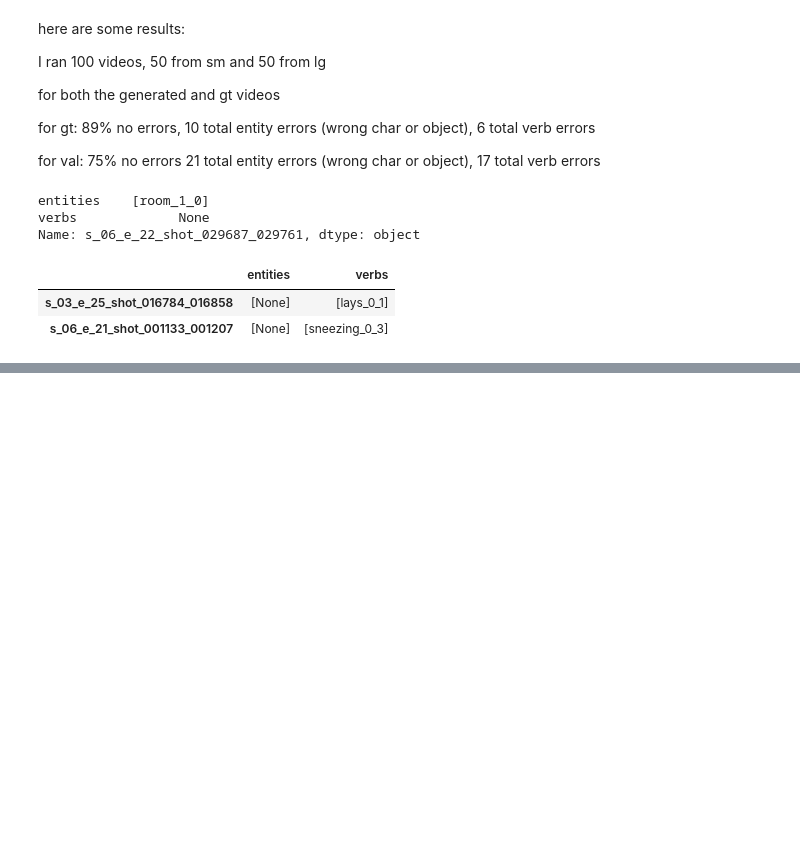
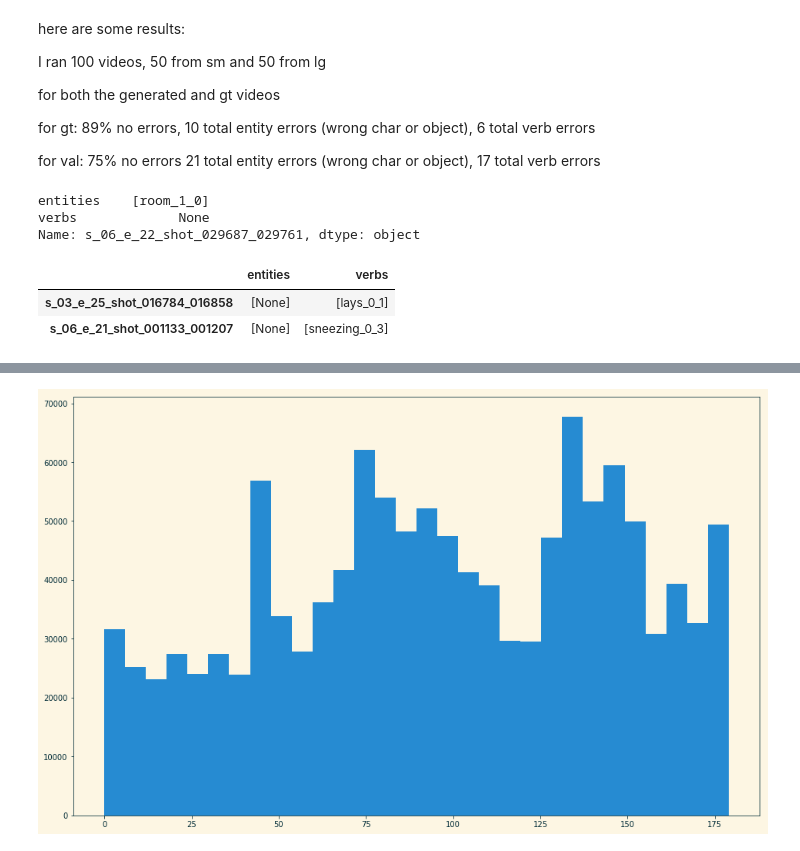
Before and after one commit to drschwenk/collect_metrics, a Jupyter notebook: mturk_driver.ipynb, the cells around one changed output, grey strips where cells are left out. Cells and saved outputs as stored; diff of their text form; code cells hidden in the pictures; blank space fills up the shorter version.

```diff
--- a/mturk_driver.ipynb
+++ b/mturk_driver.ipynb
@@ -577,0 +720,6 @@ len(complete_as)
+# %%
+av_arr = np.array(angular_vals)
+# %%
+_ = pd.Series(av_arr.flatten()).hist(bins=30)
+# %% [output]
+[figure, added]
```
Also changed, not shown: parts of 62 cells of this notebook, 1 other file.
